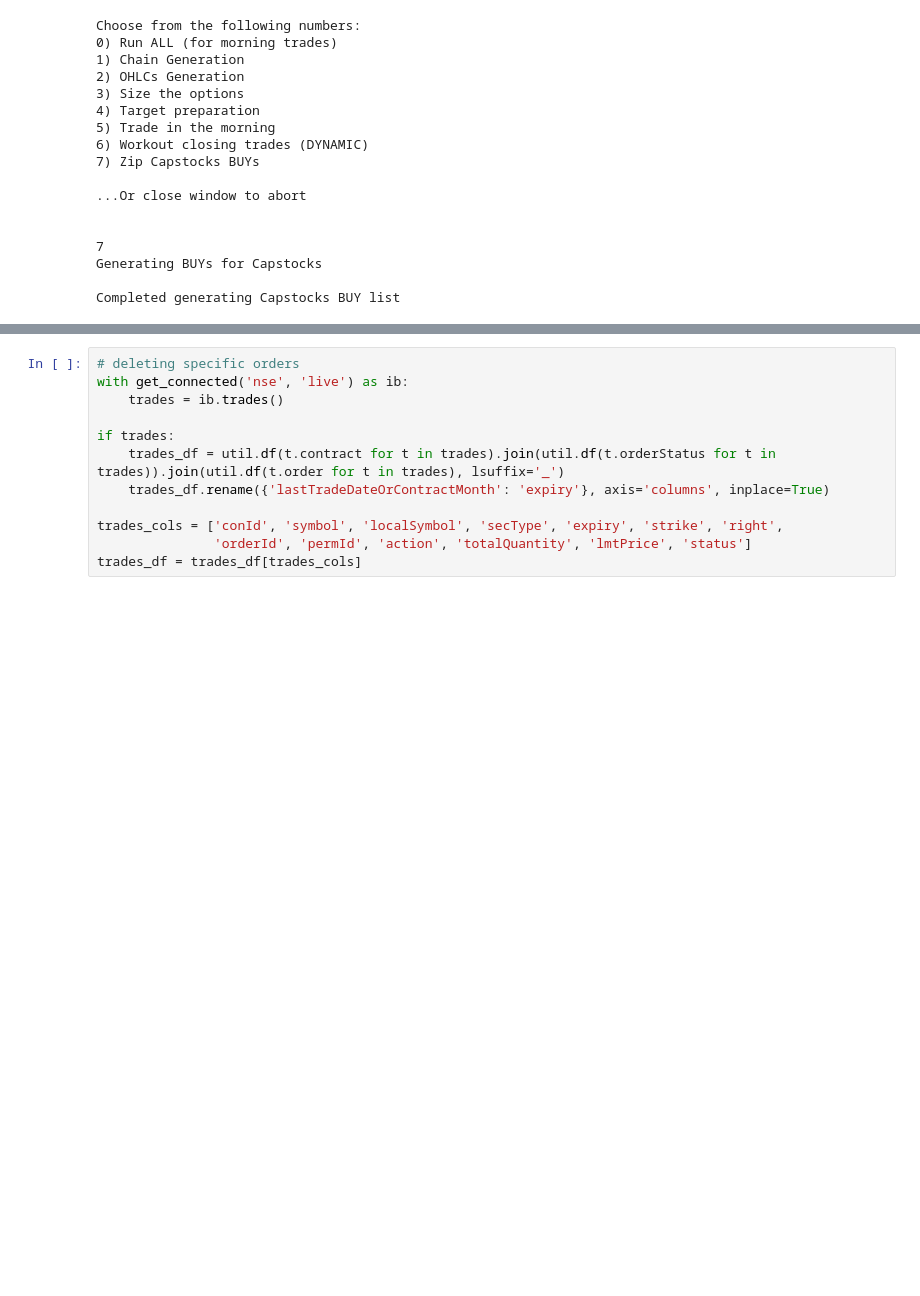
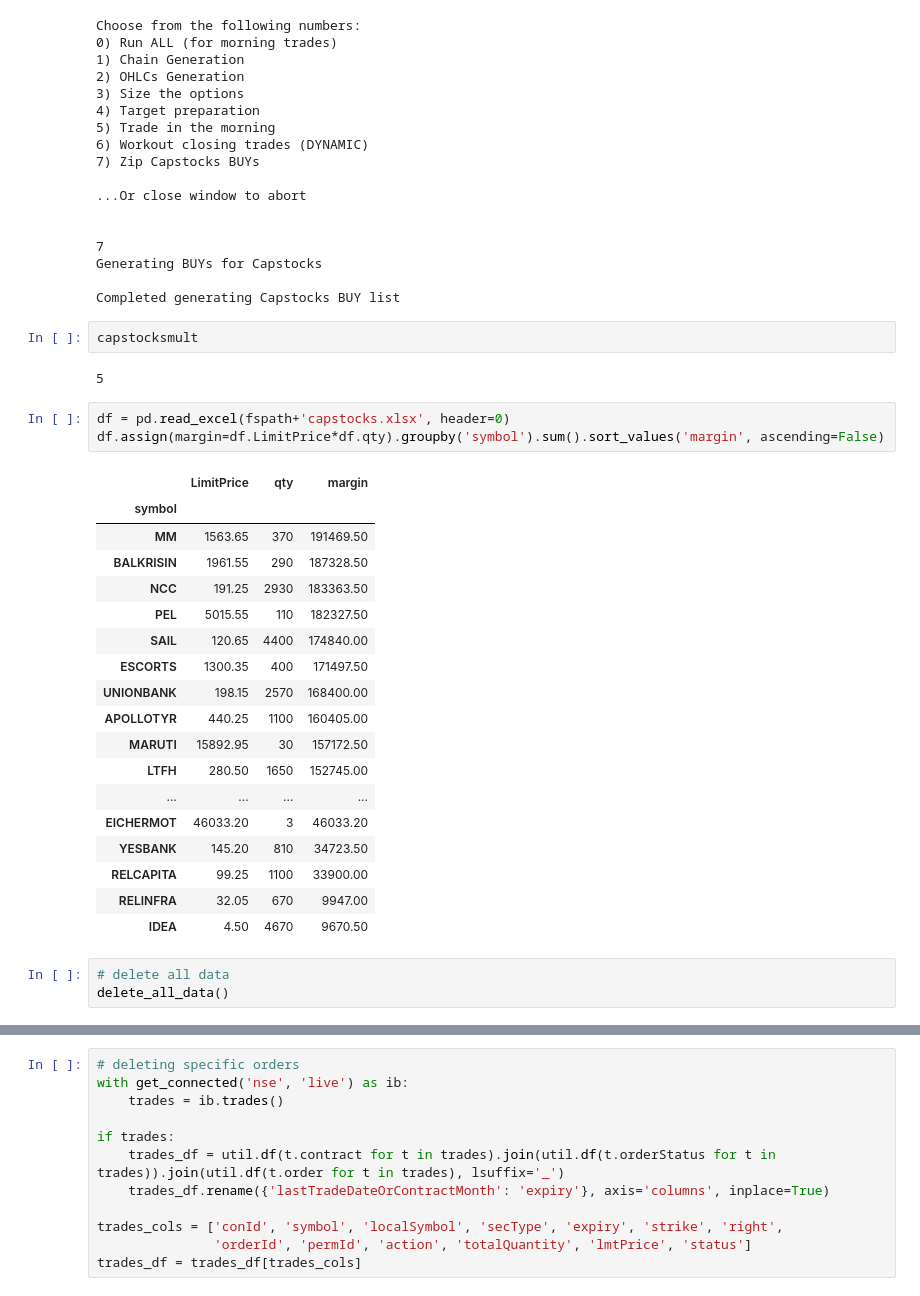
Before and after one commit to reservoirinvest/ibkr, a Jupyter notebook: bin/0main_nse.ipynb, the cells around one changed output, grey strips where cells are left out. Cells and saved outputs as stored; diff of their text form; blank space fills up the shorter version.

```diff
--- a/bin/0main_nse.ipynb
+++ b/bin/0main_nse.ipynb
@@ -273,3 +277,32 @@ Choose from the following numbers:
 Generating BUYs for Capstocks
 
 Completed generating Capstocks BUY list
+# %%
+capstocksmult
+# %% [output]
+5
+# %%
+df = pd.read_excel(fspath+'capstocks.xlsx', header=0)
+df.assign(margin=df.LimitPrice*df.qty).groupby('symbol').sum().sort_values('margin', ascending=False)
+# %% [output]
+|  | LimitPrice | qty | margin |
+| symbol |  |  |  |
+| MM | 1563.65 | 370 | 191469.50 |
+| BALKRISIN | 1961.55 | 290 | 187328.50 |
+| NCC | 191.25 | 2930 | 183363.50 |
+| PEL | 5015.55 | 110 | 182327.50 |
+| SAIL | 120.65 | 4400 | 174840.00 |
+| ESCORTS | 1300.35 | 400 | 171497.50 |
+| UNIONBANK | 198.15 | 2570 | 168400.00 |
+| APOLLOTYR | 440.25 | 1100 | 160405.00 |
+| MARUTI | 15892.95 | 30 | 157172.50 |
+| LTFH | 280.50 | 1650 | 152745.00 |
+| ... | ... | ... | ... |
+| EICHERMOT | 46033.20 | 3 | 46033.20 |
+| YESBANK | 145.20 | 810 | 34723.50 |
+| RELCAPITA | 99.25 | 1100 | 33900.00 |
+| RELINFRA | 32.05 | 670 | 9947.00 |
+| IDEA | 4.50 | 4670 | 9670.50 |
+# %%
+# delete all data
+delete_all_data()
```
Also changed, not shown: parts of 10 cells of this notebook, 20 other files.
